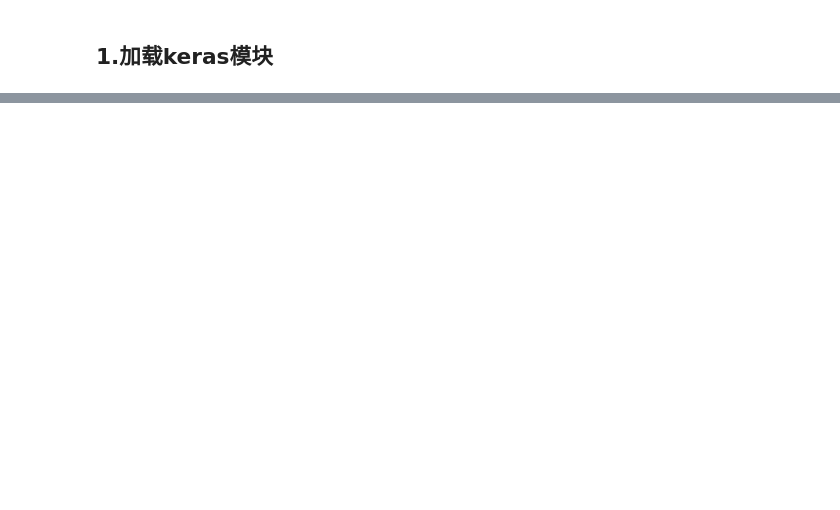
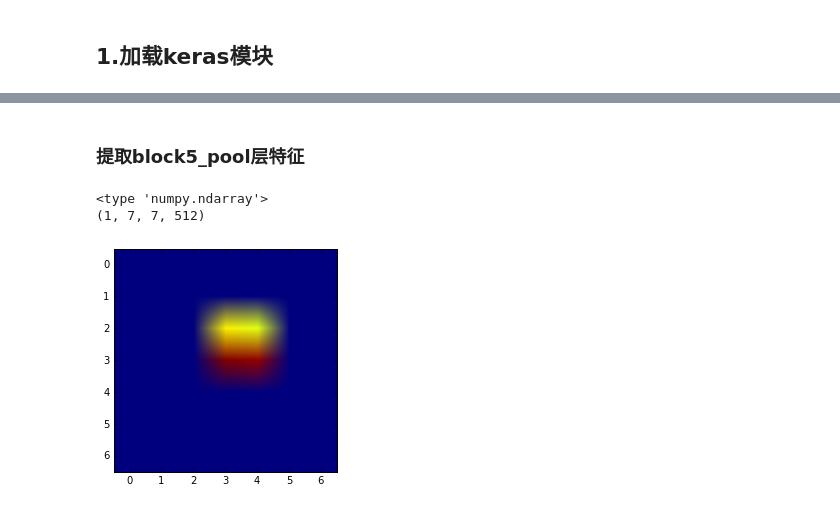
Before and after one commit to xingkongliang/Keras-Tutorials, a Jupyter notebook: 08.vgg-16.ipynb, the cells around one changed output, grey strips where cells are left out. Cells and saved outputs as stored; diff of their text form; code cells hidden in the pictures; blank space fills up the shorter version.

```diff
--- a/08.vgg-16.ipynb
+++ b/08.vgg-16.ipynb
@@ -54,3 +104,21 @@ block5_pool (MaxPooling2D)       (None, None, None, 5120           block5_conv3[
 ====================================================================================================
 Total params: 14714688
 ____________________________________________________________________________________________________
+# %% [markdown]
+### 提取block5_pool层特征
+# %%
+model_extractfeatures = Model(input=model.input, output=model.get_layer('block5_pool').output)
+# %%
+block5_pool_features = model_extractfeatures.predict(x)
+# %%
+print(type(block5_pool_features))
+print(block5_pool_features.shape)
+# %% [output]
+<type 'numpy.ndarray'>
+(1, 7, 7, 512)
+# %%
+feature_image = block5_pool_features[:,:,:,0].reshape(7,7)
+plt.imshow(feature_image)
+plt.show()
+# %% [output]
+[figure, added]
```
Also changed, not shown: parts of 13 cells of this notebook, 2 other files.
